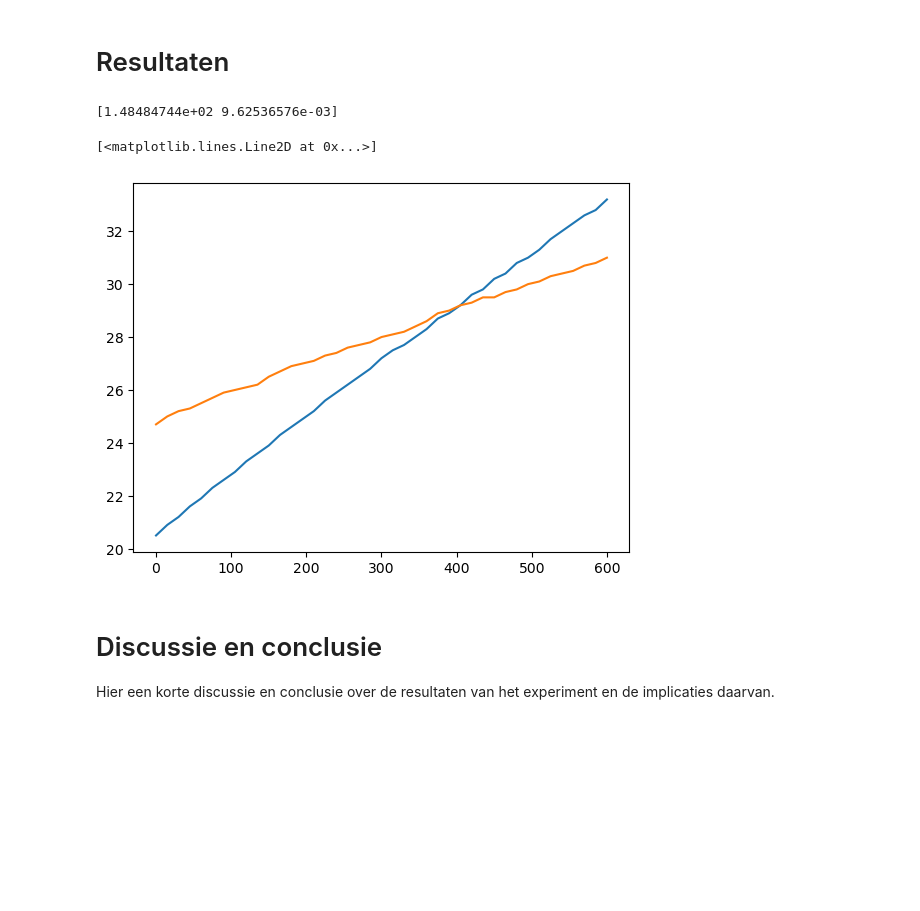
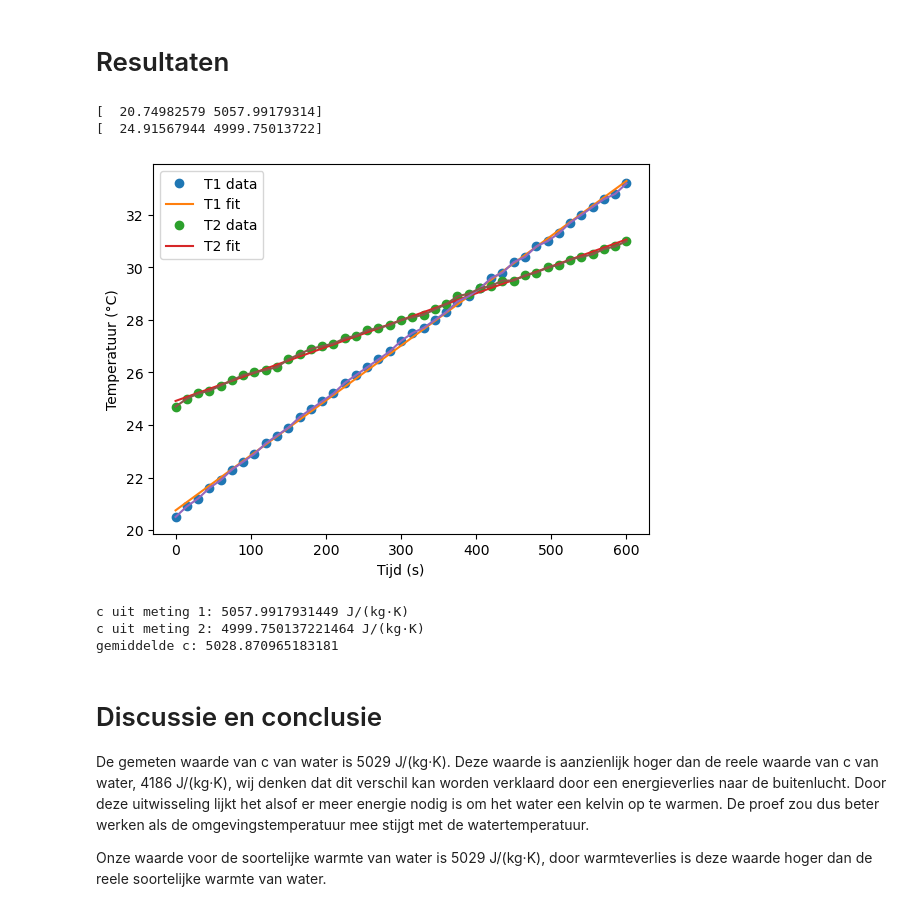
Before and after one commit to Rune-TuDelft/Thermoproject-ER, a Jupyter notebook: Content/Labs/Soortelijke warmte/cwater.ipynb, the cells around one changed output. Saved outputs shown, nothing was run; the diff lists cells and outputs as text; code cells hidden in the pictures; blank space fills up the shorter version.

```diff
--- a/Content/Labs/Soortelijke warmte/cwater.ipynb
+++ b/Content/Labs/Soortelijke warmte/cwater.ipynb
@@ -58,30 +58,53 @@ Geef kort de data-analysemethode weer.
 # %%
 # Hier de data en de analyse
 import numpy as np
 import matplotlib.pyplot as plt
 from scipy.optimize import curve_fit
 data_T = np.array([20.5, 20.9, 21.2, 21.6, 21.9, 22.3, 22.6, 22.9, 23.3, 23.6, 23.9, 24.3, 24.6, 24.9, 25.2, 25.6, 25.9, 26.2, 26.5, 26.8, 27.2,
                   27.5, 27.7, 28.0, 28.3, 28.7, 28.9, 29.2, 29.6, 29.8, 30.2, 30.4, 30.8, 31.0, 31.3, 31.7, 32.0, 32.3, 32.6, 32.8, 33.2])
 data_T2 = np.array([24.7, 25.0, 25.2, 25.3, 25.5, 25.7, 25.9, 26.0, 26.1, 26.2, 26.5, 26.7, 26.9, 27.0, 27.1, 27.3, 27.4, 27.6, 27.7, 27.8, 28.0,
                   28.1, 28.2, 28.4, 28.6, 28.9, 29.0, 29.2, 29.3, 29.5, 29.5, 29.7, 29.8, 30.0, 30.1, 30.3, 30.4, 30.5, 30.7,30.8,31.0])
 t = np.arange(0,601,15)
 dt = 15
 m = (641.6 - 267.2)/1000
 m2 = (1043.7 - 267.2)/1000
 P1 = 19.6* 2.02
 P2 = 19.6 * 2.03
-J1 = P1*dt
-J2 = P1*dt
-def soortelijke_w(K,J,kg):
-    return J/(kg*K)
-popt, pocv = curve_fit(soortelijke_w, data_T,J1)
-print(popt)
+def soortelijk_w(t, T0, c, P, m):
+    return T0 + (P / (m * c)) * t
+
+popt1, _ = curve_fit(lambda t, T0, c: soortelijk_w(t, T0, c, P1, m1),t, data_T)
+
+T0_1, c1 = popt1
+print(popt1)
+
+popt2, _ = curve_fit(lambda t, T0, c: soortelijk_w(t, T0, c, P2, m2),t, data_T2)
+
+T0_2, c2 = popt2
+print(popt2)
+plt.plot(t, data_T, 'o', label='T1 data')
+plt.plot(t, soortelijk_w(t, T0_1, c1, P1, m1), label='T1 fit')
+
+plt.plot(t, data_T2, 'o', label='T2 data')
+plt.plot(t, soortelijk_w(t, T0_2, c2, P2, m2), label='T2 fit')
+
 plt.plot(t,data_T)
 plt.plot(t,data_T2)
+plt.xlabel("Tijd (s)")
+plt.ylabel("Temperatuur (°C)")
+plt.legend()
+plt.show()
+
+print("c uit meting 1:", c1, "J/(kg·K)")
+print("c uit meting 2:", c2, "J/(kg·K)")
+print("gemiddelde c:", (c1 + c2)/2)
 # %% [output]
-[1.48484744e+02 9.62536576e-03]
+[  20.74982579 5057.99179314]
+[  24.91567944 4999.75013722]
+[figure, new version]
-[<matplotlib.lines.Line2D at 0x...>]
+c uit meting 1: 5057.9917931449 J/(kg·K)
+c uit meting 2: 4999.750137221464 J/(kg·K)
+gemiddelde c: 5028.870965183181
-[figure, old version]
 # %%
 # Sla figuren op met
 #
@@ -89,4 +112,6 @@ plt.plot(t,data_T2)
 # %% [markdown]
 # Discussie en conclusie
 
-Hier een korte discussie en conclusie over de resultaten van het experiment en de implicaties daarvan.
+De gemeten waarde van c van water is 5029 J/(kg·K). Deze waarde is aanzienlijk hoger dan de reele waarde van c van water, 4186 J/(kg·K), wij denken dat dit verschil kan worden verklaard door een energieverlies naar de buitenlucht. Door deze uitwisseling lijkt het alsof er meer energie nodig is om het water een kelvin op te warmen. De proef zou dus beter werken als de omgevingstemperatuur mee stijgt met de watertemperatuur.
+
+Onze waarde voor de soortelijke warmte van water is 5029 J/(kg·K), door warmteverlies is deze waarde hoger dan de reele soortelijke warmte van water.
```
